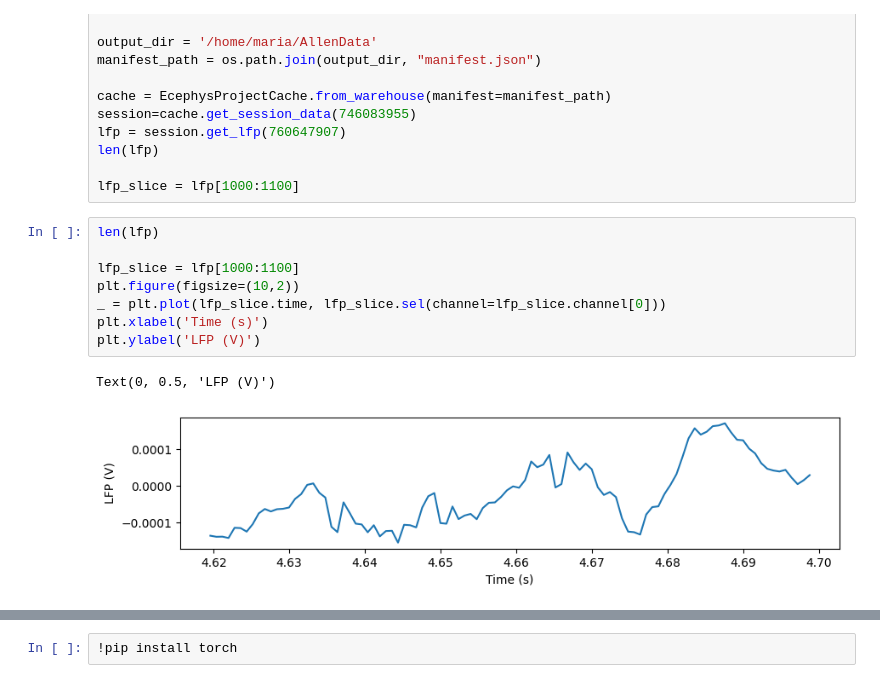
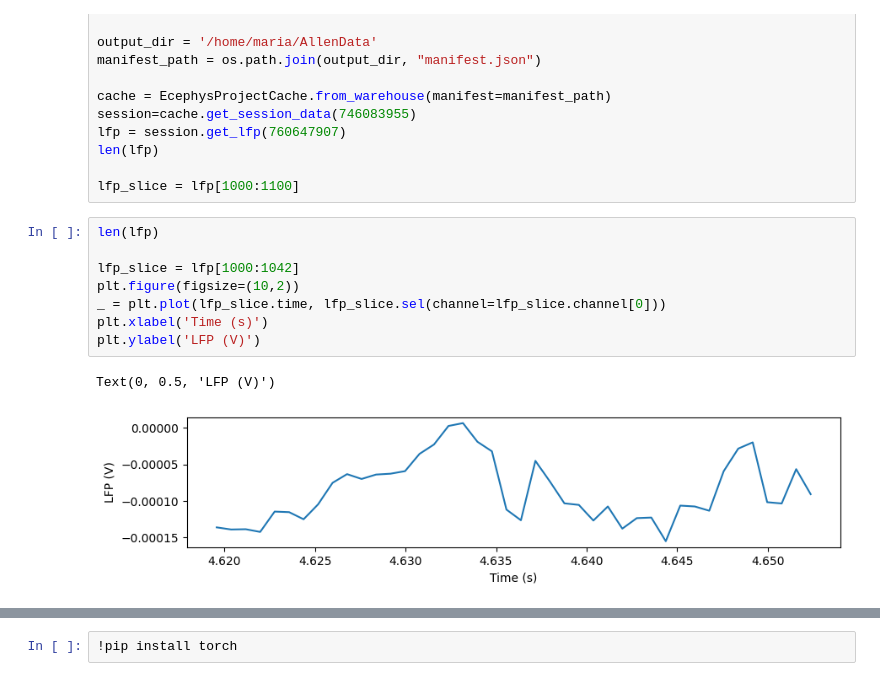
Before and after one commit to mariakesa/NeuroGarage, a Jupyter notebook: Autoencoder.ipynb, the cells around one changed output, grey strips where cells are left out. Cells and saved outputs as stored; diff of their text form.

```diff
--- a/Autoencoder.ipynb
+++ b/Autoencoder.ipynb
@@ -21,14 +21,14 @@ lfp_slice = lfp[1000:1100]
 # %%
 len(lfp)
 
-lfp_slice = lfp[1000:1100]
+lfp_slice = lfp[1000:1042]
 plt.figure(figsize=(10,2))
 _ = plt.plot(lfp_slice.time, lfp_slice.sel(channel=lfp_slice.channel[0]))
 plt.xlabel('Time (s)')
 plt.ylabel('LFP (V)')
 # %% [output]
 Text(0, 0.5, 'LFP (V)')
-[figure, old version]
+[figure, new version]
 # %%
 
 plt.figure(figsize=(8,8))
```
Also changed, not shown: parts of 8 cells of this notebook, 3 other files.
